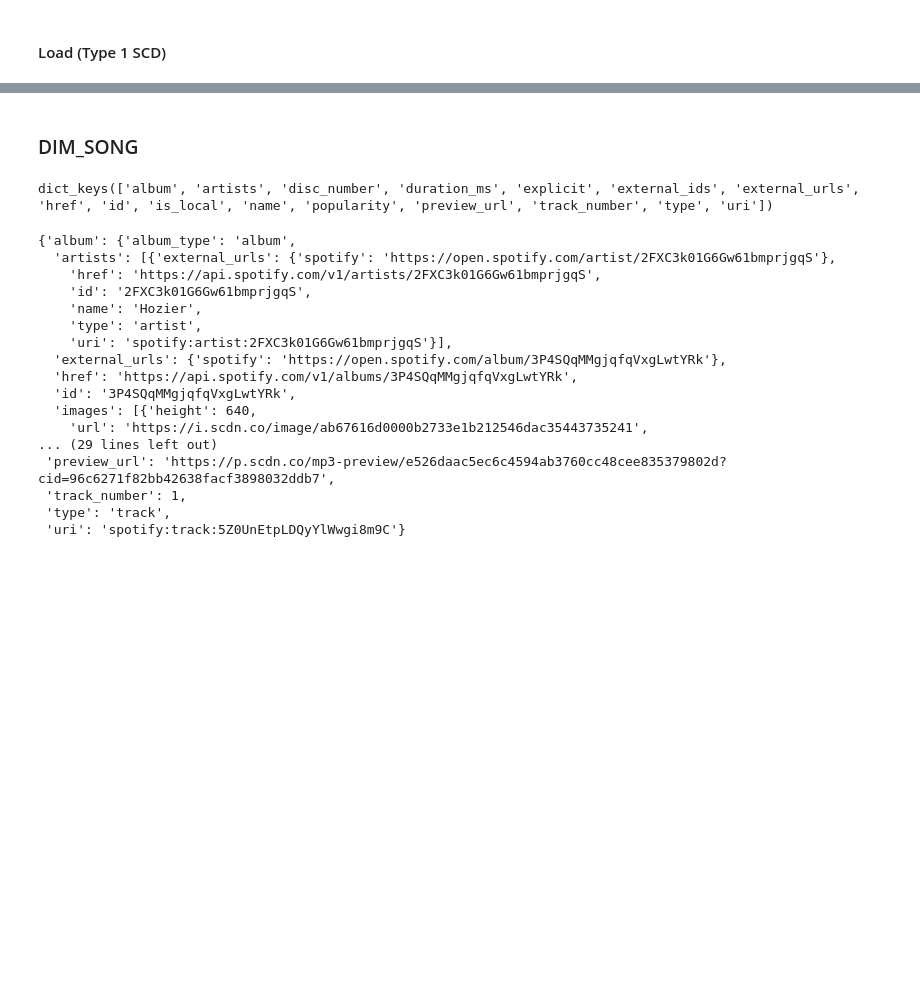
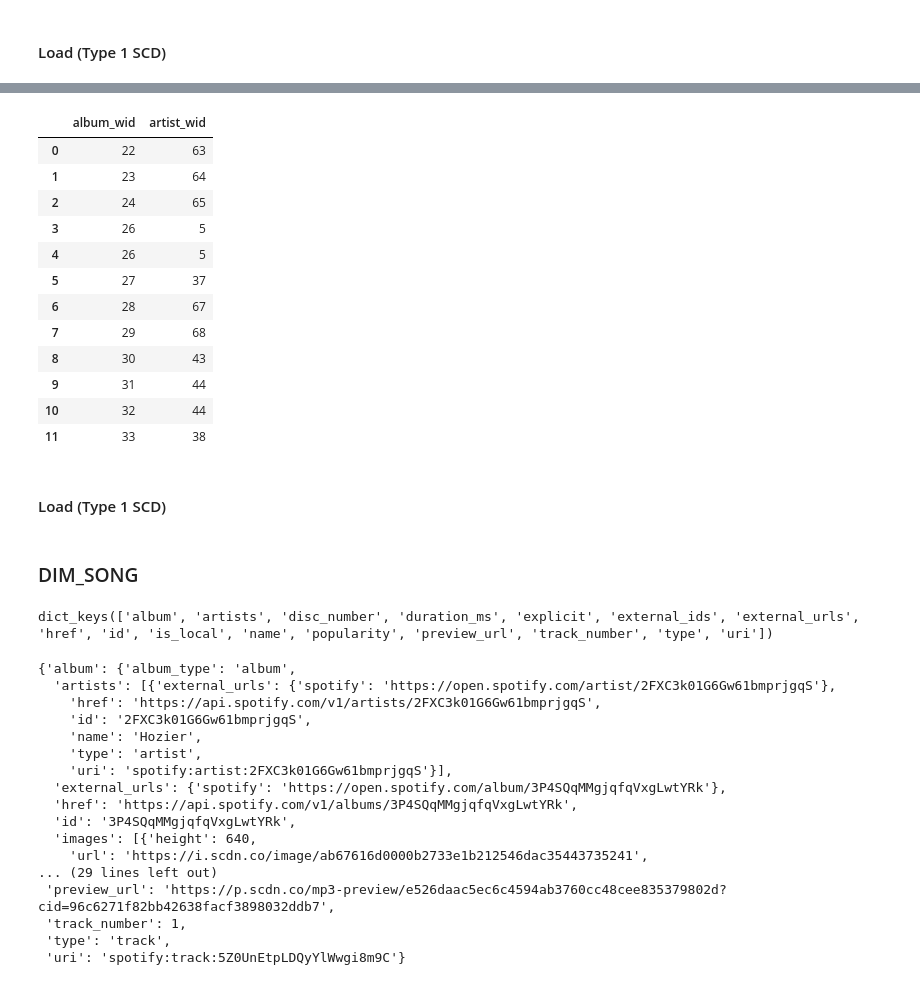
Before and after one commit to sdspot2034/rhyme-and-reason, a Jupyter notebook: rhyme-and-reason.ipynb, the cells around one changed output, grey strips where cells are left out. Drawn from its saved outputs; the diff is of its cells as text; code cells hidden in the pictures; blank space fills up the shorter version.

```diff
--- a/rhyme-and-reason.ipynb
+++ b/rhyme-and-reason.ipynb
@@ -189,0 +217,22 @@ sql_functions.save_to_sql(df_album, dim_album, key_cols = ['album_id'], wid = ['
+# %%
+# Join with DIM_ARTIST to get ARTIST_WID
+df_bridge_album_artist = df_album_map.merge(dim_artist, left_on='artist_id', right_on='spotify_id')
+df_bridge_album_artist = df_bridge_album_artist.merge(dim_album, left_on='id', right_on='album_id')
+df_bridge_album_artist = df_bridge_album_artist[['album_wid','artist_wid']]
+df_bridge_album_artist
+# %% [output]
+|  | album_wid | artist_wid |
+| 0 | 22 | 63 |
+| 1 | 23 | 64 |
+| 2 | 24 | 65 |
+| 3 | 26 | 5 |
+| 4 | 26 | 5 |
+| 5 | 27 | 37 |
+| 6 | 28 | 67 |
+| 7 | 29 | 68 |
+| 8 | 30 | 43 |
+| 9 | 31 | 44 |
+| 10 | 32 | 44 |
+| 11 | 33 | 38 |
+# %% [markdown]
+#### Load (Type 1 SCD)
```
Also changed, not shown: parts of 8 cells of this notebook.
